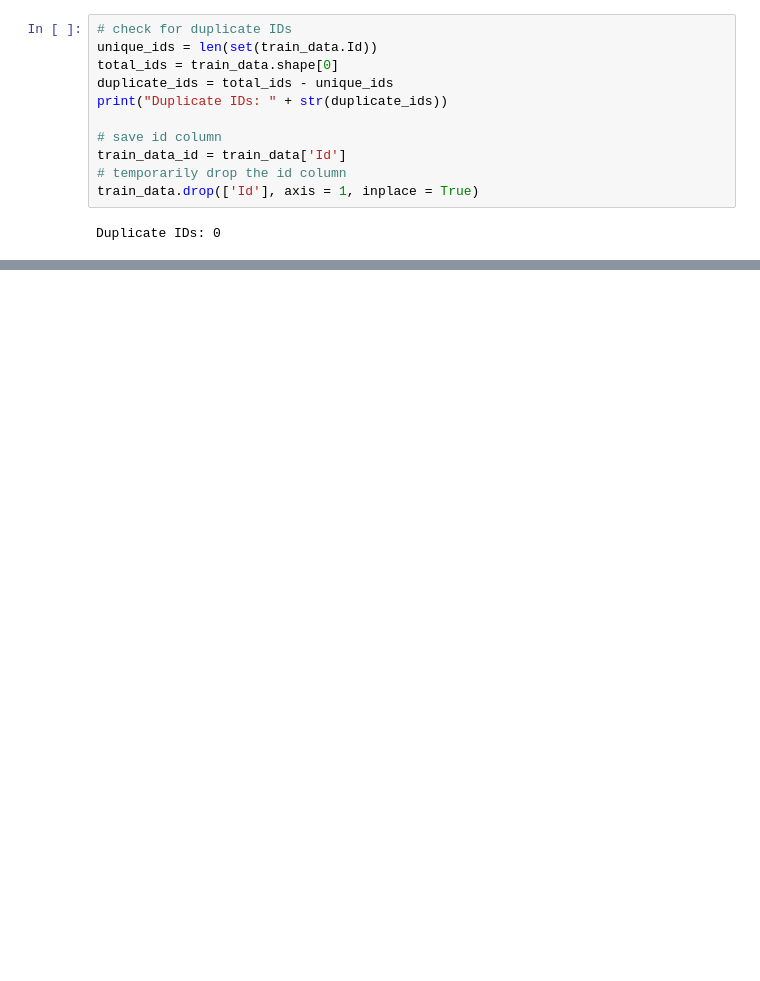
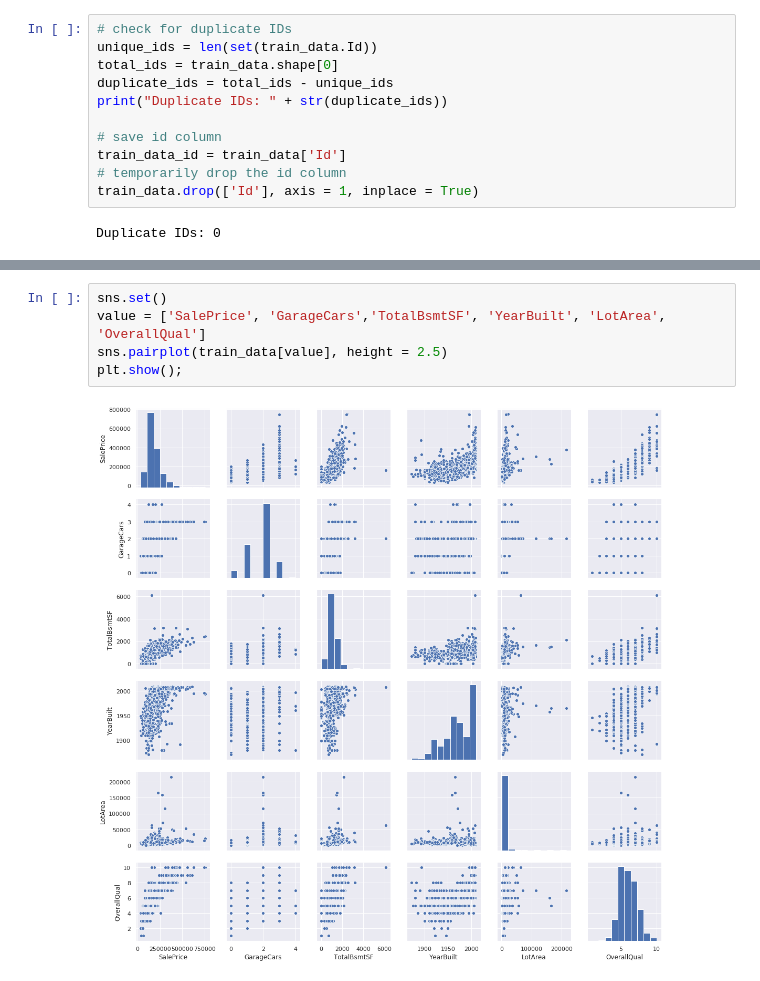
Before and after one commit to samuel-engel/house_prices_team_challenge, a Jupyter notebook: Team_21.ipynb, the cells around one changed output, grey strips where cells are left out. Cells and saved outputs as stored; diff of their text form; blank space fills up the shorter version.

```diff
--- a/Team_21.ipynb
+++ b/Team_21.ipynb
@@ -79,0 +80,7 @@ print(result)
+# %%
+sns.set()
+value = ['SalePrice', 'GarageCars','TotalBsmtSF', 'YearBuilt', 'LotArea', 'OverallQual']
+sns.pairplot(train_data[value], height = 2.5)
+plt.show();
+# %% [output]
+[figure, added]
```
Also changed, not shown: parts of 23 cells of this notebook.
